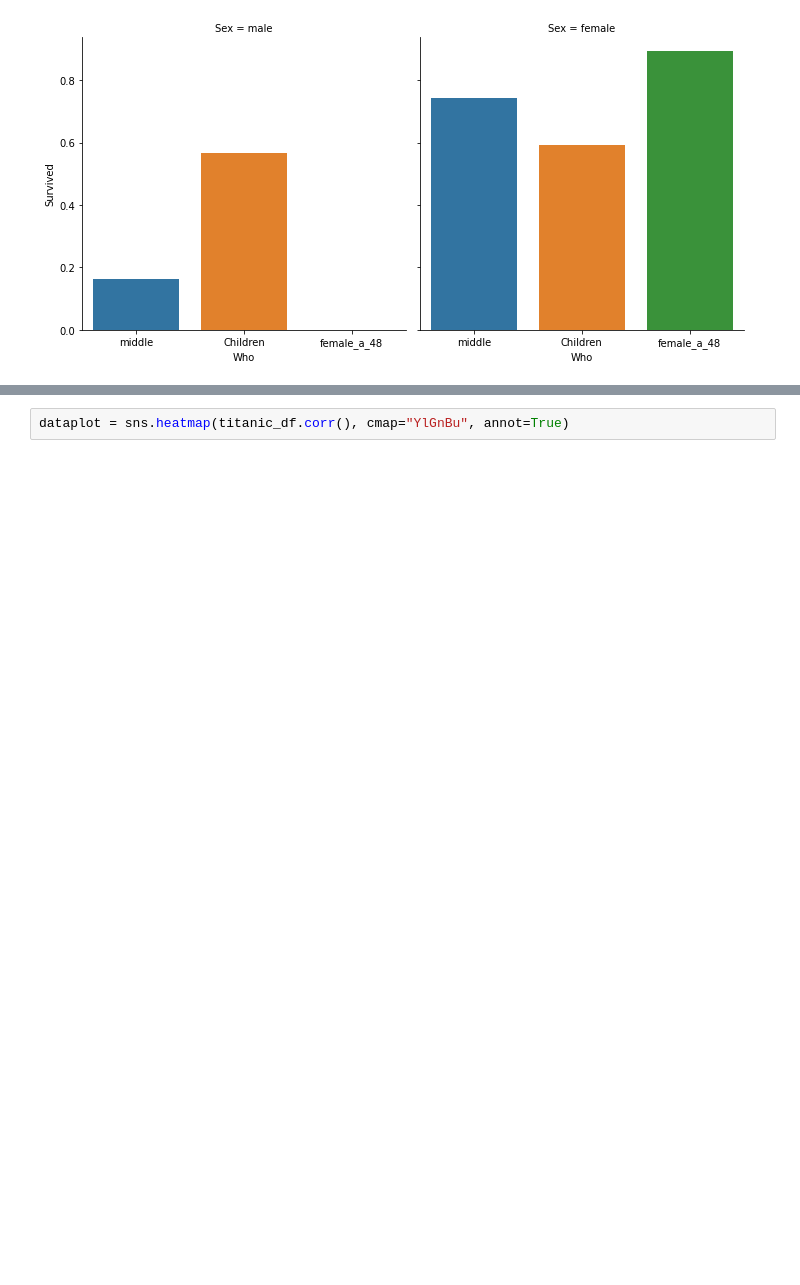
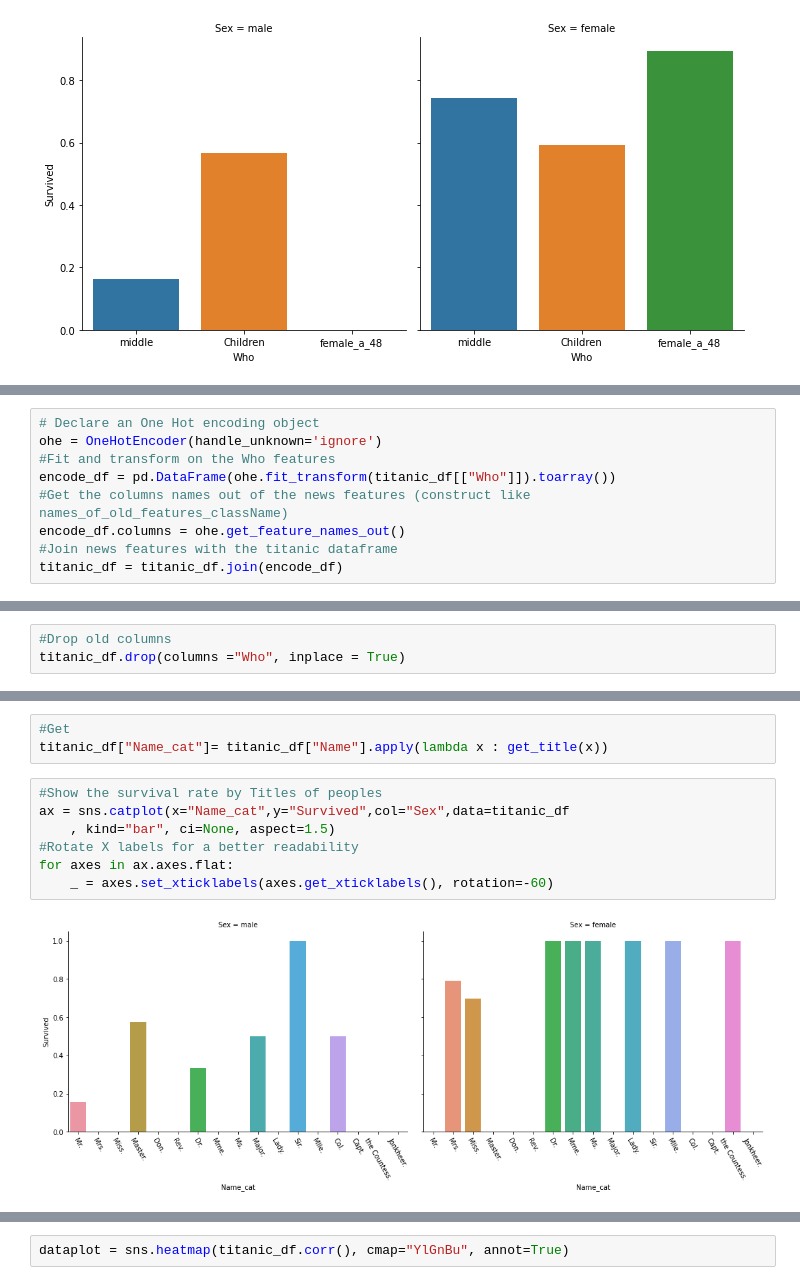
Before and after one commit to chris97425/titanic_kaggle_training, a Jupyter notebook: Notebook/data_analysis.ipynb, the cells around one changed output, grey strips where cells are left out. Cells and saved outputs as stored; diff of their text form; blank space fills up the shorter version.

```diff
--- a/Notebook/data_analysis.ipynb
+++ b/Notebook/data_analysis.ipynb
@@ -162,0 +204,9 @@ ax = sns.catplot(x="Who",y="Survived",col="Sex",data=titanic_df
+# %%
+# Declare an One Hot encoding object
+ohe = OneHotEncoder(handle_unknown='ignore')
+#Fit and transform on the Who features
+encode_df = pd.DataFrame(ohe.fit_transform(titanic_df[["Who"]]).toarray())
+#Get the columns names out of the news features (construct like names_of_old_features_className)
+encode_df.columns = ohe.get_feature_names_out()
+#Join news features with the titanic dataframe
+titanic_df = titanic_df.join(encode_df)
@@ -162,0 +220,3 @@ ax = sns.catplot(x="Who",y="Survived",col="Sex",data=titanic_df
+# %%
+#Drop old columns
+titanic_df.drop(columns ="Who", inplace = True)
@@ -162,0 +232,12 @@ ax = sns.catplot(x="Who",y="Survived",col="Sex",data=titanic_df
+# %%
+#Get
+titanic_df["Name_cat"]= titanic_df["Name"].apply(lambda x : get_title(x))
+# %%
+#Show the survival rate by Titles of peoples
+ax = sns.catplot(x="Name_cat",y="Survived",col="Sex",data=titanic_df
+    , kind="bar", ci=None, aspect=1.5)
+#Rotate X labels for a better readability
+for axes in ax.axes.flat:
+    _ = axes.set_xticklabels(axes.get_xticklabels(), rotation=-60)
+# %% [output]
+[figure, added]
```
Also changed, not shown: parts of 13 cells of this notebook.
